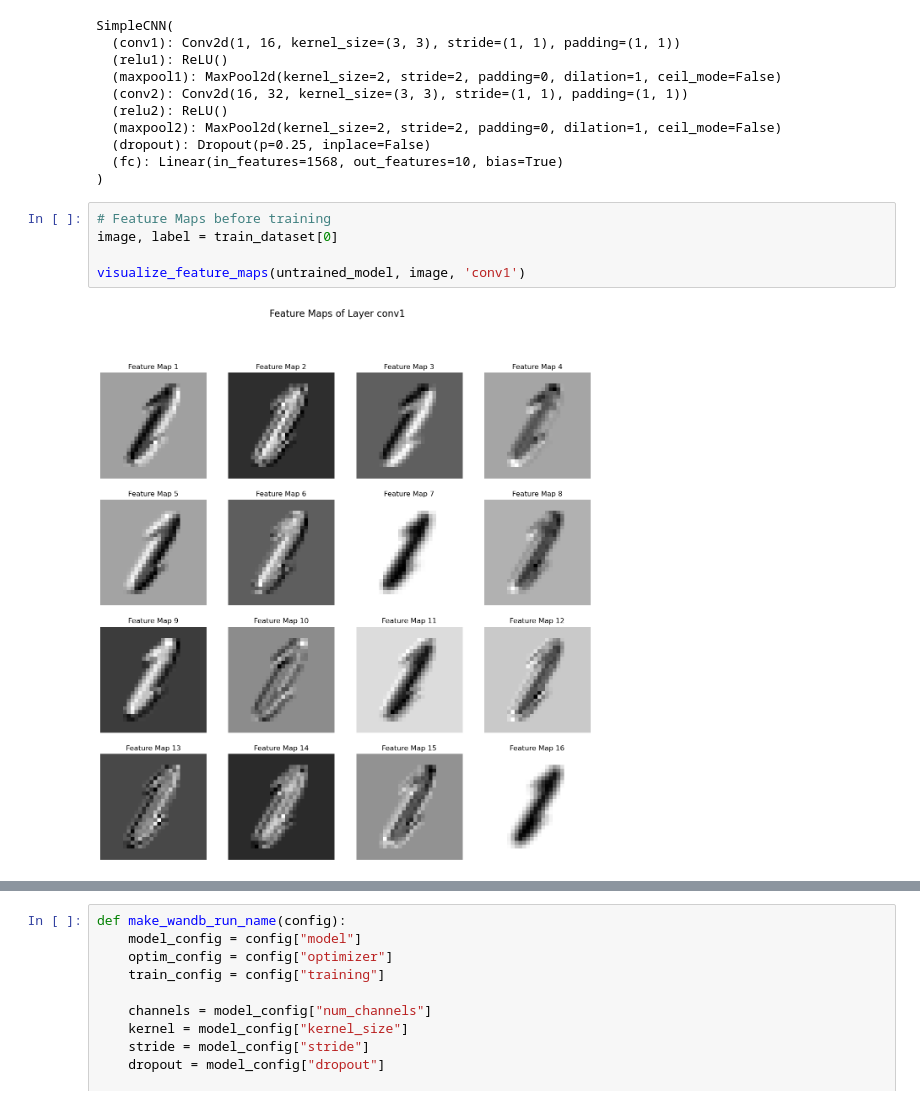
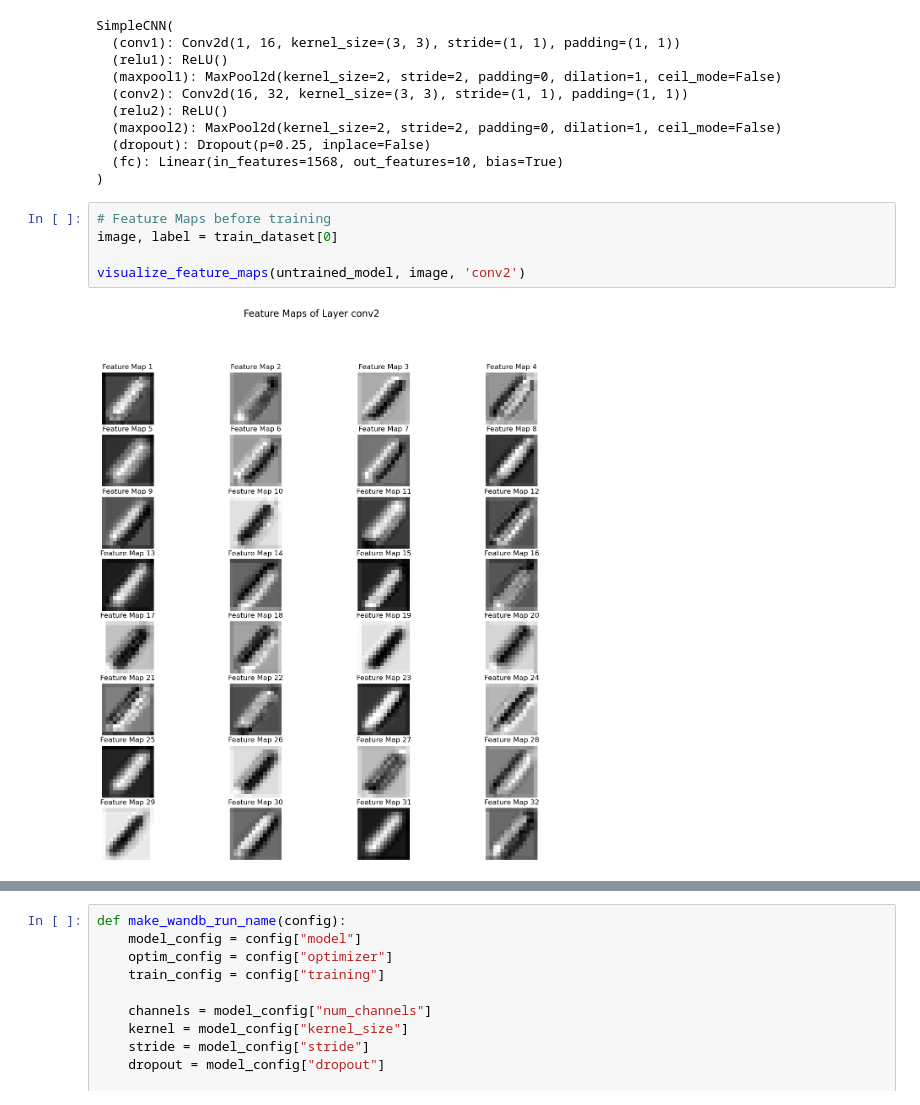
Before and after one commit to fine-man/smai-assignment-3, a Jupyter notebook: 4.ipynb, the cells around one changed output, grey strips where cells are left out. Cells and saved outputs as stored; diff of their text form.

```diff
--- a/4.ipynb
+++ b/4.ipynb
@@ -159,10 +167,10 @@ SimpleCNN(
 # %%
 # Feature Maps before training
 image, label = train_dataset[0]
 
-visualize_feature_maps(untrained_model, image, 'conv1')
+visualize_feature_maps(untrained_model, image, 'conv2')
 # %% [output]
-[figure, old version]
+[figure, new version]
 # %%
 # Setup model, criterion and optimizer
 model = SimpleCNN(num_classes=10)
```
Also changed, not shown: parts of 34 cells of this notebook, 1 other file.
